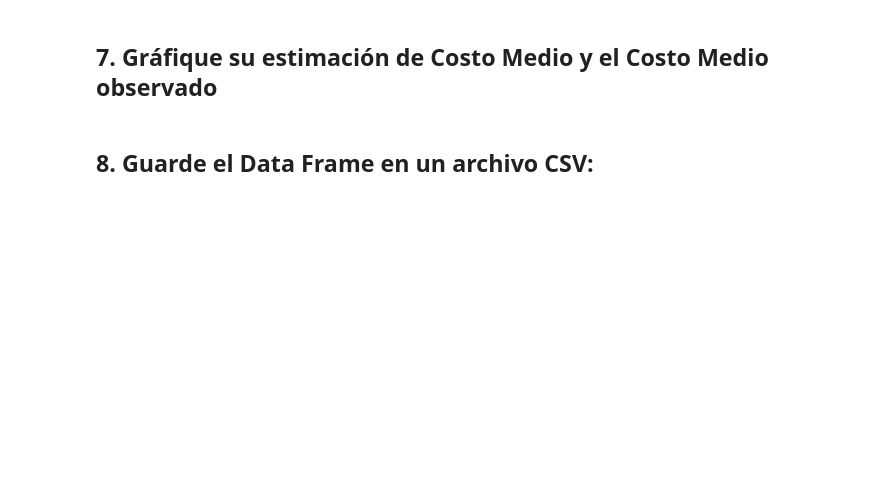
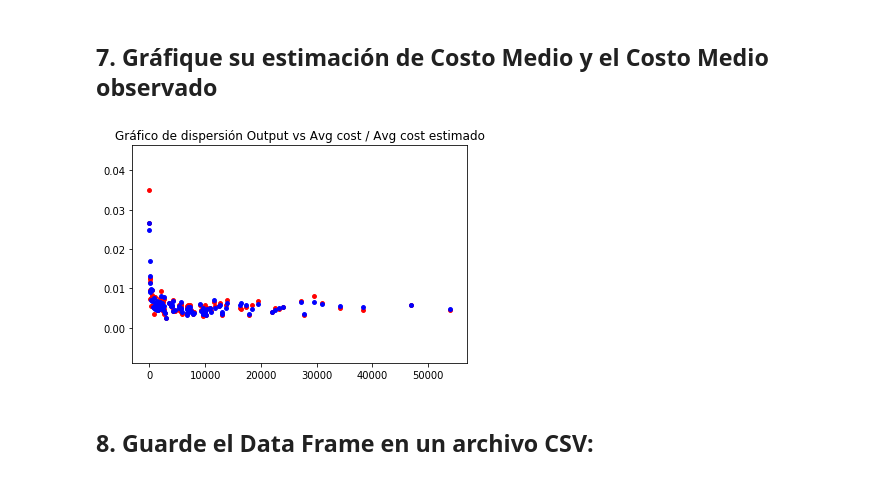
Before and after one commit to Elias-RM/OLS, a Jupyter notebook: Regresion_Lineal_TAREA.ipynb, the cells around one changed output. Drawn from its saved outputs; the diff is of its cells as text; code cells hidden in the pictures; blank space fills up the shorter version.

```diff
--- a/Regresion_Lineal_TAREA.ipynb
+++ b/Regresion_Lineal_TAREA.ipynb
@@ -54,8 +66,7 @@ dataframe['Lplabor'] = np.log(dataframe['plabor'])
 dataframe['Lpfuel'] = np.log(dataframe['pfuel'])
 dataframe['Lpkap'] = np.log(dataframe['pkap'])
 dataframe['Lpprod'] = np.dot(dataframe['plabor'] , dataframe['pfuel'])
-dataframe['Lptcostfuel'] = np.dot(dataframe['Loutput'] , dataframe['pfuel'])
-dataframe['avgcost'] = dataframe["costs"]/dataframe["output"]
+dataframe['Loutpfuel'] = np.dot(dataframe['Loutput'] , dataframe['pfuel'])
 dataframe['One'] = 1
 # %%
 # Muestre su data frame con las variables adicionales necesarias
@@ -155,15 +243,14 @@ dataframe.head()
 # %%
 # graficamos resultados:
 
 plt.scatter(dataframe.output, dataframe.avgcost, s = 15, color ="red")
 plt.scatter(dataframe.output, dataframe.avgcost_e, s = 15, color ="blue")
 plt.title("Gráfico de dispersión Output vs Avg cost / Avg cost estimado")
 #
 #
 plt.show()
-
-# Guarde la imagen en un archivo PNG:
-save()
+# %% [output]
+[figure, added]
 # %% [markdown]
 ## 8. Guarde el Data Frame en un archivo CSV:
 # %%
```
Also changed, not shown: parts of 12 cells of this notebook.
